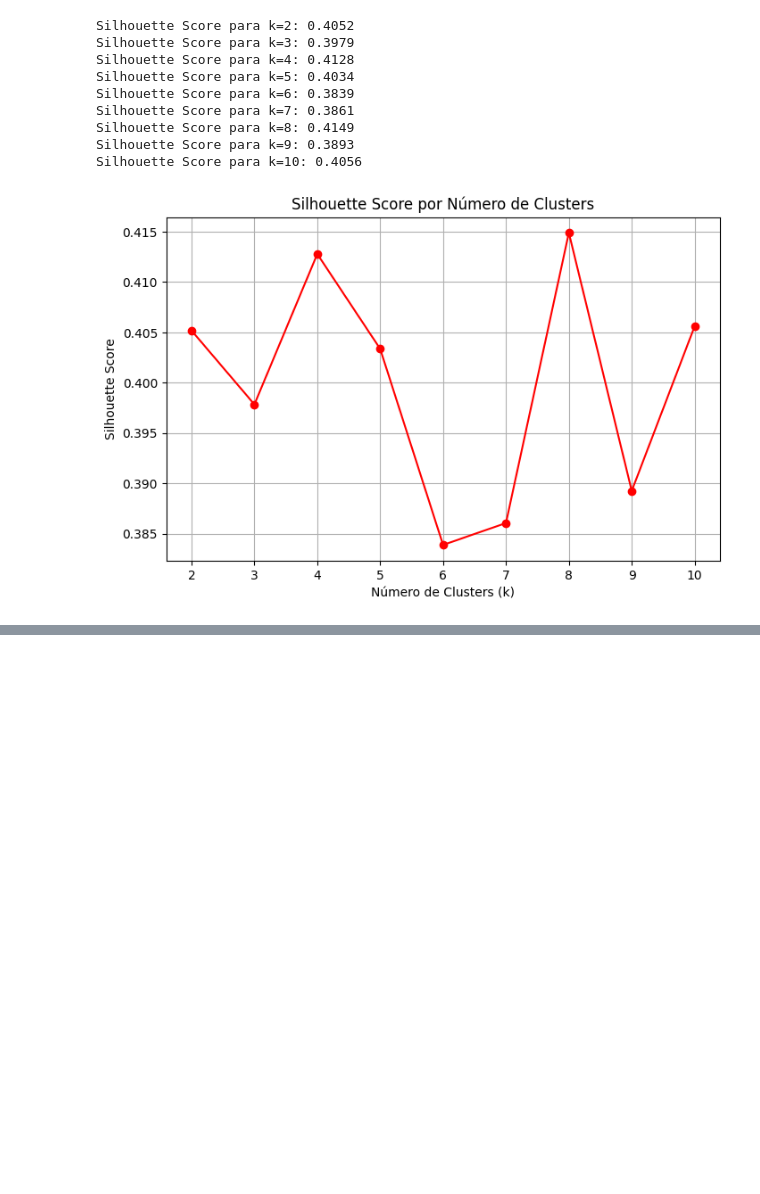
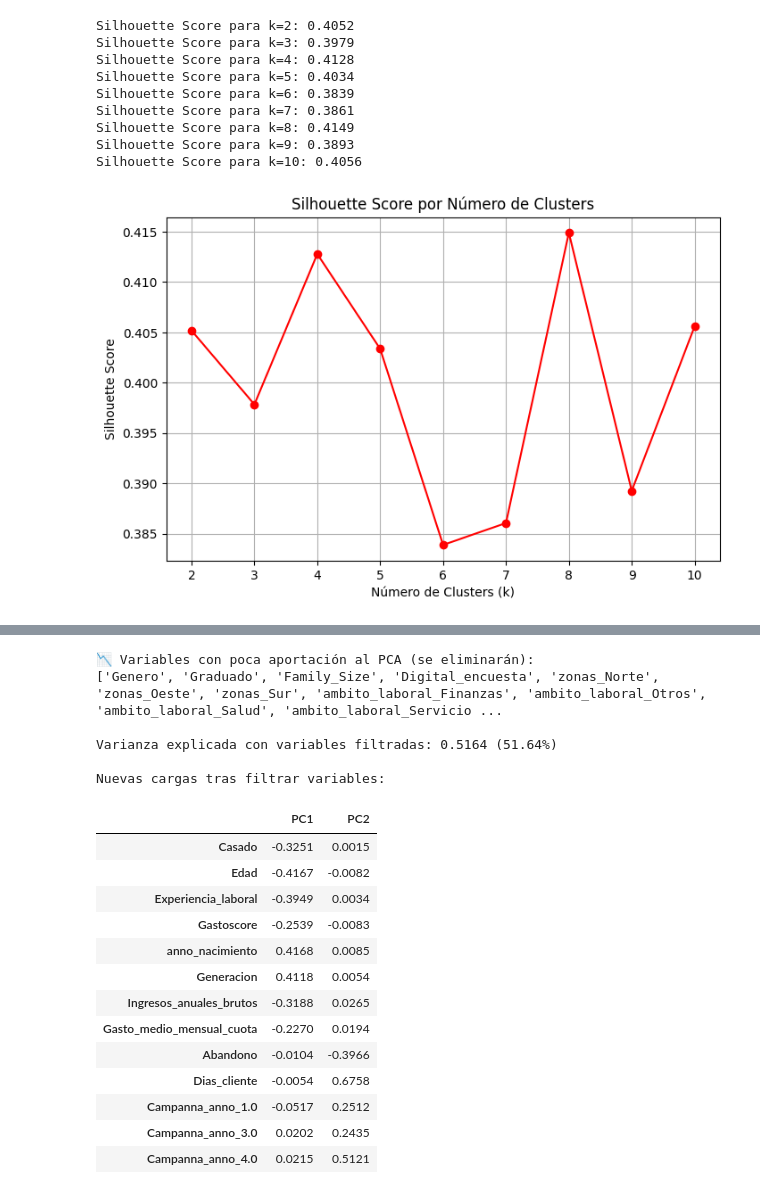
Before and after one commit to Nachosanchezz/Caso02_PCA, a Jupyter notebook: src/02_PCA.ipynb, the cells around one changed output, grey strips where cells are left out. Drawn from its saved outputs; the diff is of its cells as text; code cells hidden in the pictures; blank space fills up the shorter version.

```diff
--- a/src/02_PCA.ipynb
+++ b/src/02_PCA.ipynb
@@ -121,0 +256,52 @@ plt.show()
+# %%
+# 1. Cálculo de cargas absolutas
+cargas_abs = cargas.abs()
+
+# 2. Filtrar variables que tengan < 0.2 en ambos componentes
+variables_poco_aporte = cargas_abs[(cargas_abs['PC1'] < 0.2) & (cargas_abs['PC2'] < 0.2)]
+variables_a_quitar = variables_poco_aporte.index.tolist()
+
+print("📉 Variables con poca aportación al PCA (se eliminarán):")
+print(variables_a_quitar)
+
+# 3. Dataset filtrado
+X_filtrado = X_todas.drop(columns=variables_a_quitar)
+X_scaled_filtrado = scaler.fit_transform(X_filtrado)
+
+# 4. Nuevo PCA con variables útiles
+pca_filtrado = PCA(n_components=2)
+X_pca_filtrado = pca_filtrado.fit_transform(X_scaled_filtrado)
+
+# 5. Nueva varianza explicada y cargas
+varianza_filtrada = pca_filtrado.explained_variance_ratio_.sum()
+print(f"\nVarianza explicada con variables filtradas: {varianza_filtrada:.4f} ({varianza_filtrada*100:.2f}%)")
+
+cargas_filtradas = pd.DataFrame(
+    pca_filtrado.components_.T,
+    columns=['PC1', 'PC2'],
+    index=X_filtrado.columns
+)
+
+print("\nNuevas cargas tras filtrar variables:")
+display(cargas_filtradas.round(4))
+# %% [output]
+📉 Variables con poca aportación al PCA (se eliminarán):
+['Genero', 'Graduado', 'Family_Size', 'Digital_encuesta', 'zonas_Norte', 'zonas_Oeste', 'zonas_Sur', 'ambito_laboral_Finanzas', 'ambito_laboral_Otros', 'ambito_laboral_Salud', 'ambito_laboral_Servicio ...
+
+Varianza explicada con variables filtradas: 0.5164 (51.64%)
+
+Nuevas cargas tras filtrar variables:
+|  | PC1 | PC2 |
+| Casado | -0.3251 | 0.0015 |
+| Edad | -0.4167 | -0.0082 |
+| Experiencia_laboral | -0.3949 | 0.0034 |
+| Gastoscore | -0.2539 | -0.0083 |
+| anno_nacimiento | 0.4168 | 0.0085 |
+| Generacion | 0.4118 | 0.0054 |
+| Ingresos_anuales_brutos | -0.3188 | 0.0265 |
+| Gasto_medio_mensual_cuota | -0.2270 | 0.0194 |
+| Abandono | -0.0104 | -0.3966 |
+| Dias_cliente | -0.0054 | 0.6758 |
+| Campanna_anno_1.0 | -0.0517 | 0.2512 |
+| Campanna_anno_3.0 | 0.0202 | 0.2435 |
+| Campanna_anno_4.0 | 0.0215 | 0.5121 |
```
Also changed, not shown: parts of 9 cells of this notebook, 1 other file.
